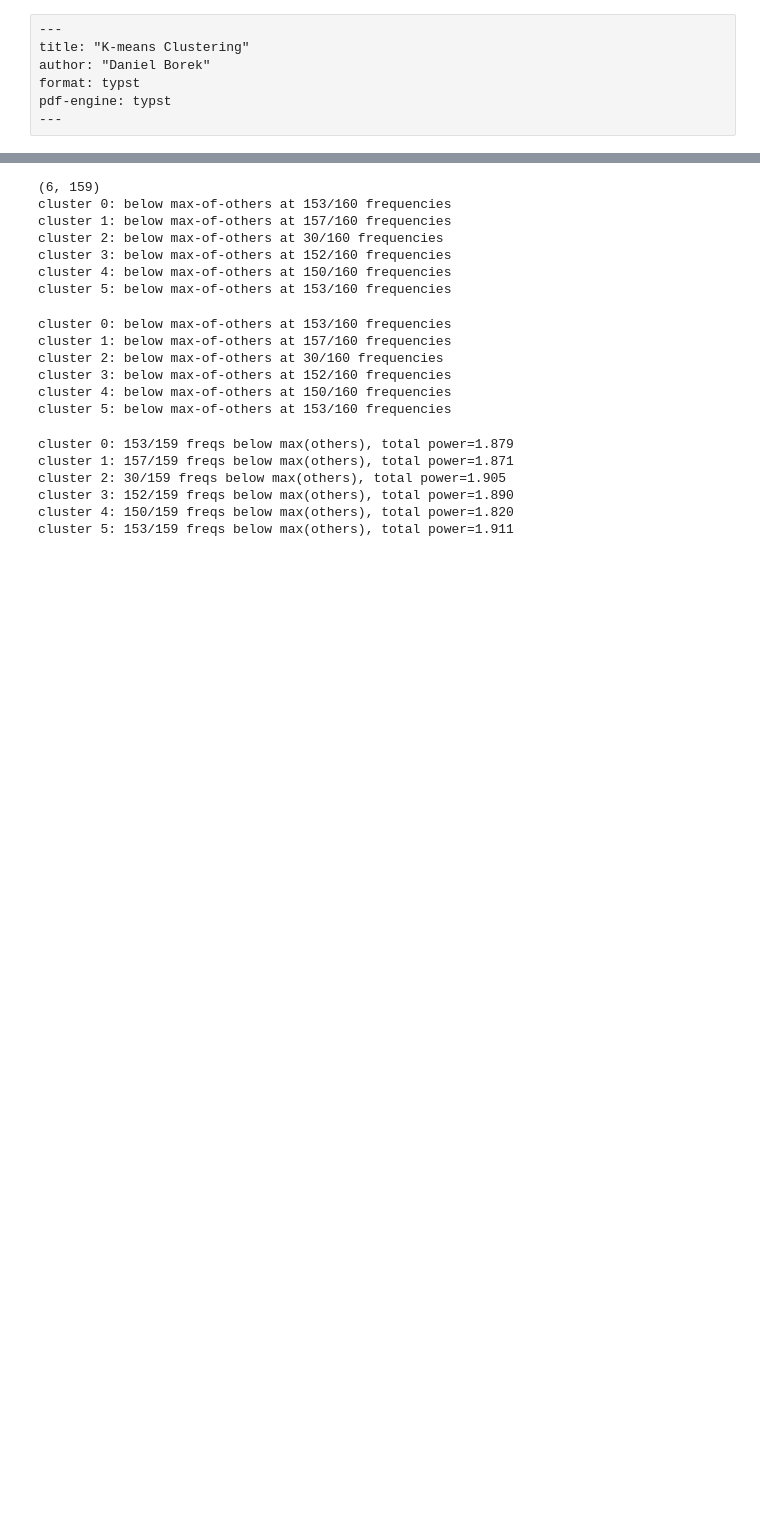
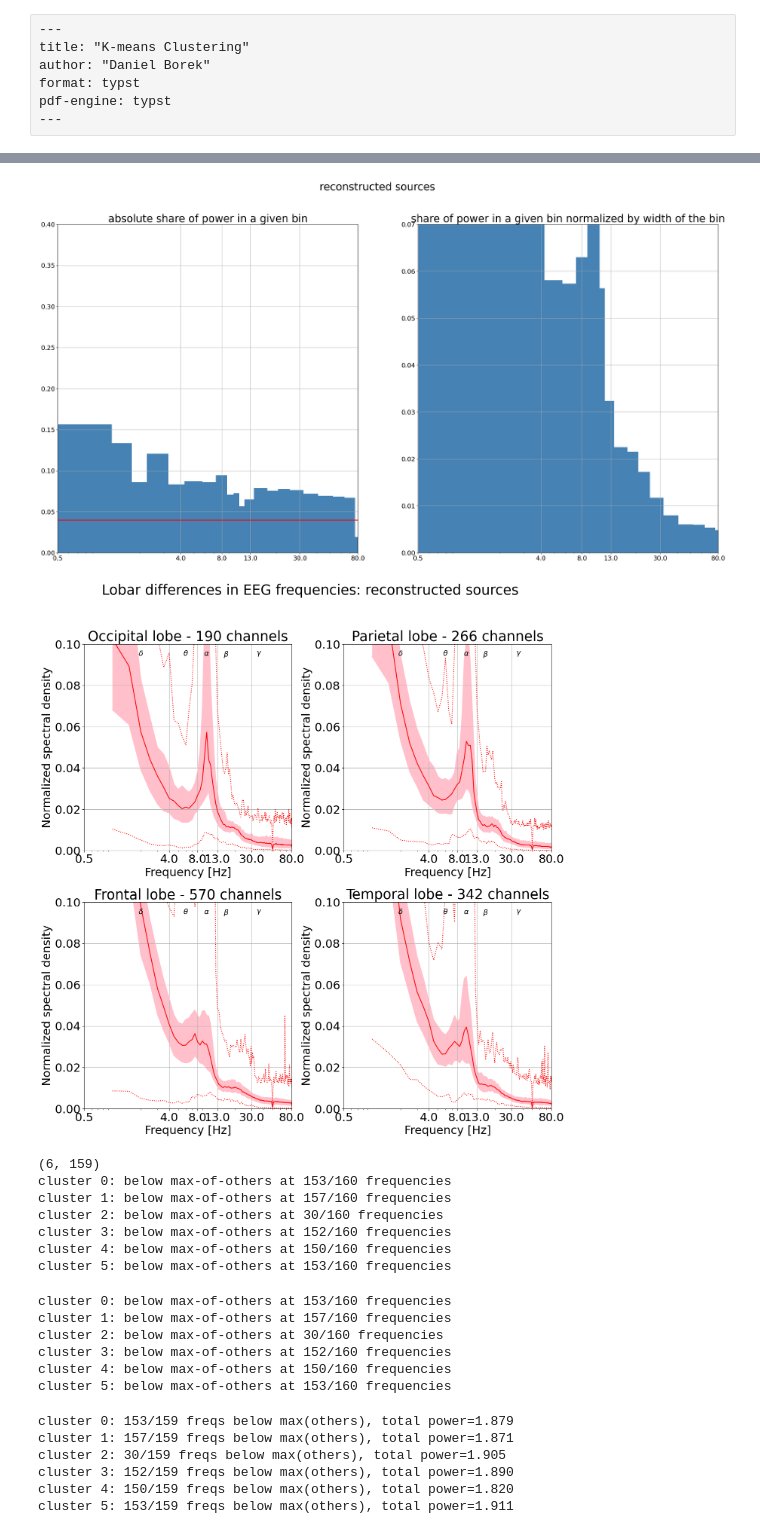
Before and after one commit to danieltomasz/code-spectral-comparison, a Jupyter notebook: analiza/01_cluster_pipeline_ieeg_sources.ipynb, the cells around one changed output, grey strips where cells are left out. Drawn from its saved outputs; the diff is of its cells as text; code cells hidden in the pictures; blank space fills up the shorter version.

```diff
--- a/analiza/01_cluster_pipeline_ieeg_sources.ipynb
+++ b/analiza/01_cluster_pipeline_ieeg_sources.ipynb
@@ -118,3 +150,9 @@ derived 21 intervals (paper: 22)
+# %%
+plot_histogram(psd, colbin, dataset, summary=PLOT_SUMMARY)
+plot_lobes(psd_clust, psd, f, smal, dataset, sig_lobes, show=True, summary=PLOT_SUMMARY)
+# %% [output]
+[figure, added]
+[figure, added]
 # %%
 cluster_medians = psd_clust.groupby("clusters").median()
 print(cluster_medians.shape)            # should be (8, 160)
```
Also changed, not shown: parts of 2 cells of this notebook, 11 other files.
